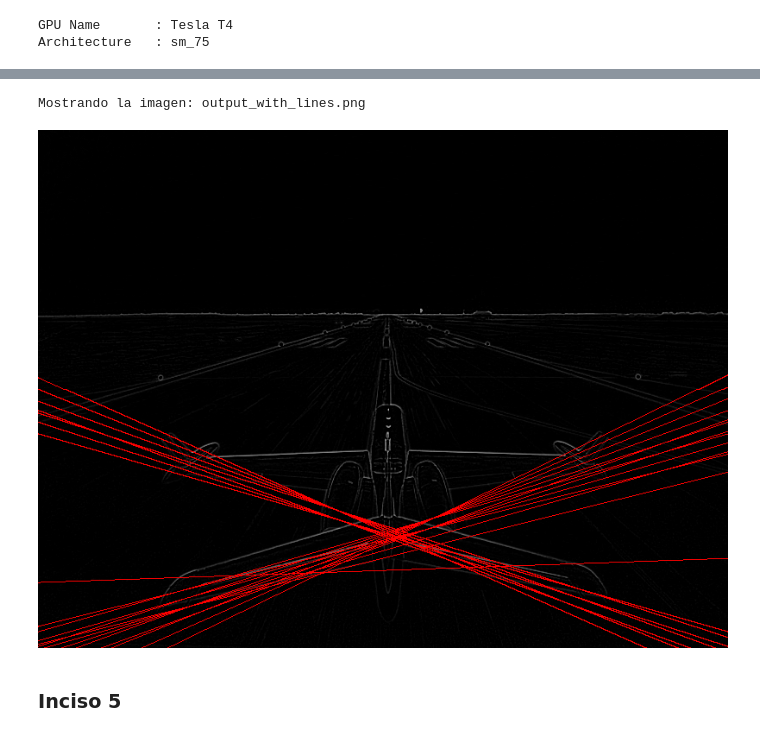
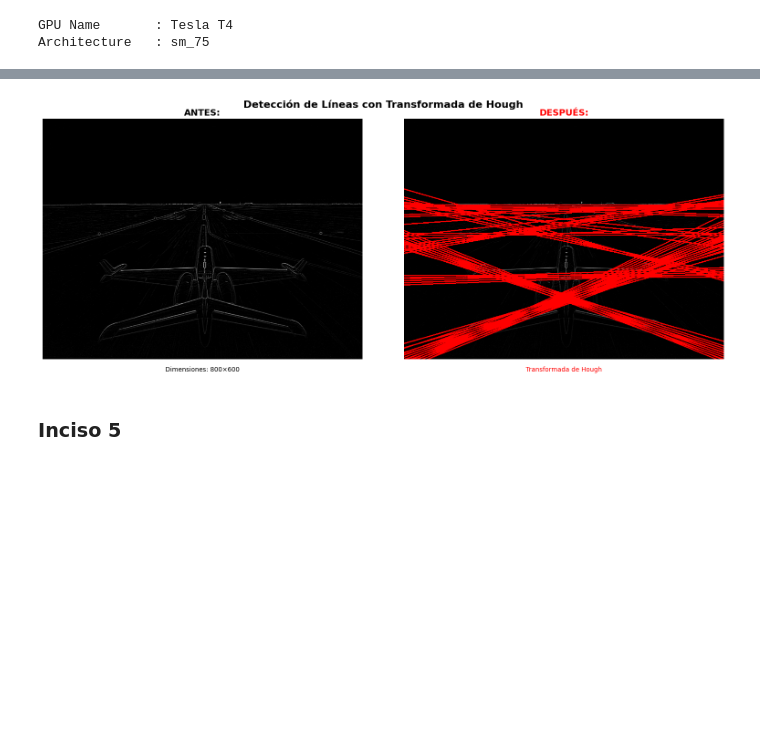
Before and after one commit to eunicean/Proyecto3-Paralela, a Jupyter notebook: proyecto3_paralela.ipynb, the cells around one changed output, grey strips where cells are left out. Saved outputs shown, nothing was run; the diff lists cells and outputs as text; code cells hidden in the pictures; blank space fills up the shorter version.

Commit message:
Fixxed red lines

```diff
--- a/proyecto3_paralela.ipynb
+++ b/proyecto3_paralela.ipynb
@@ -537,27 +575,11 @@ Tiempo GPU: 1.762 ms
 Done!
-# %%
-# codigo para ver la imagen de output
-
-from PIL import Image
-from IPython.display import display
-
-# Nombre de tu archivo de imagen
-nombre_archivo = 'output_with_lines.png'
-
-try:
-    # Cargar la imagen de forma correcta
-    img = Image.open(nombre_archivo)
-
-    print(f"Mostrando la imagen: {nombre_archivo}")
-    display(img)
-
-except FileNotFoundError:
-    print(f"Error: El archivo '{nombre_archivo}' no se encontró. Asegúrate de que el nombre sea correcto y el archivo esté cargado en la sesión de Colab.")
-except Exception as e:
-    print(f"Ocurrió un error al intentar mostrar la imagen: {e}")
-# %% [output]
-Mostrando la imagen: output_with_lines.png
-[figure, removed]
+# %%
+before_and_after(
+    pgm_path='/content/Proyecto3-Paralela/runway.pgm',
+    png_path='output_with_lines.png'
+)
+# %% [output]
+[figure, added]
 # %% [markdown]
 ### Inciso 5
 # %%
```
Also changed, not shown: parts of 10 cells of this notebook.
